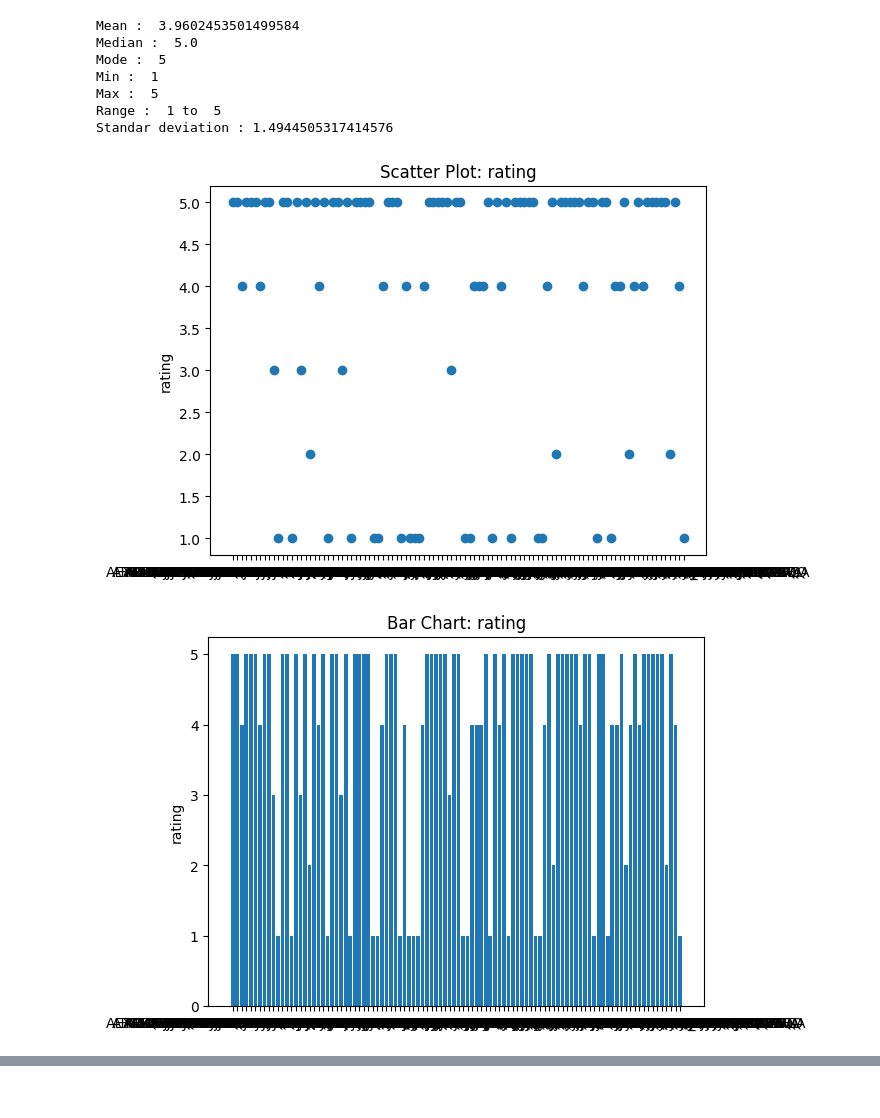
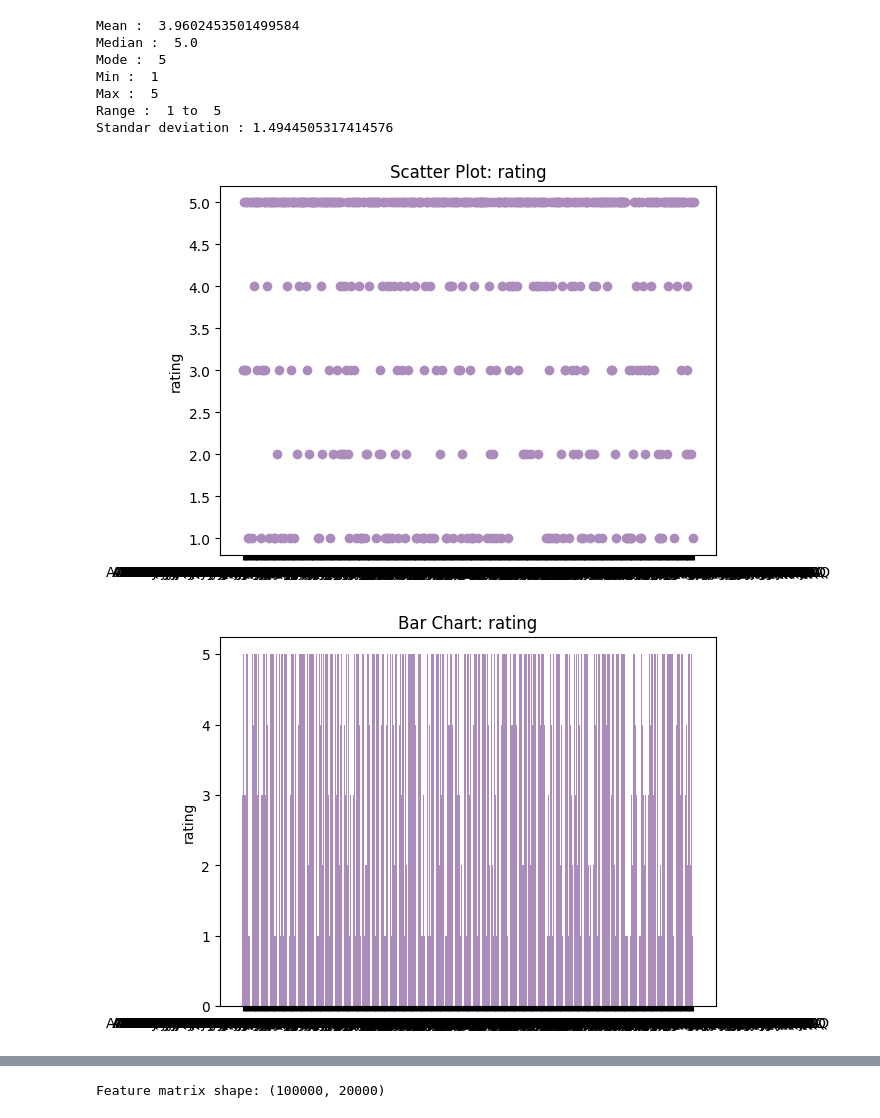
Before and after one commit to its-lightning/review-sentiment-analysis, a Jupyter notebook: main.ipynb, the cells around one changed output, grey strips where cells are left out. Cells and saved outputs as stored; diff of their text form; code cells hidden in the pictures.

Commit message:
youtube video review

```diff
--- a/main.ipynb
+++ b/main.ipynb
@@ -36,39 +36,42 @@ Max :  5
 Range :  1 to  5
 Standar deviation : 1.4944505317414576
 # %%
-df_sample = df.sample(100)
+df_sample = df.sample(500)
 # %%
 import matplotlib.pyplot as plt
+import pandas as pd
 
-plt.scatter(df_sample["user_id"], df_sample["rating"])
+custom_color = (172/255, 139/255, 189/255)
+
+plt.scatter(df_sample["user_id"], df_sample["rating"], color=custom_color)
 plt.title("Scatter Plot: rating")
 plt.ylabel("rating")
 plt.show()
 
-plt.bar(df_sample["user_id"], df_sample["rating"])
+plt.bar(df_sample["user_id"], df_sample["rating"], color=custom_color)
 plt.title("Bar Chart: rating")
 plt.ylabel("rating")
 plt.show()
 
-plt.hist(df_sample["rating"], bins=5, edgecolor="black")
-plt.title("Pie Chart: rating contribution")
+plt.hist(df_sample["rating"], bins=5, edgecolor="black", color=custom_color)
+plt.title("Histogram: rating distribution")
 plt.show()
 
-plt.boxplot(df_sample["rating"])
+plt.boxplot(df_sample["rating"], patch_artist=True,boxprops=dict(facecolor=custom_color, color=custom_color))
 plt.title("Boxplot: rating")
 plt.ylabel("rating")
 plt.show()
 
 df_sample["datetime"] = pd.to_datetime(df_sample["timestamp"], unit="ms")
 df_sample["month"] = df_sample["datetime"].dt.to_period("M")
 
 reviews_per_month = df_sample.groupby("month").size()
-reviews_per_month.plot(kind="line", marker="o")
+reviews_per_month.plot(kind="line", marker="o", color=custom_color)
 plt.title("Number of Reviews Over Time")
 plt.xlabel("Month")
 plt.ylabel("Number of Reviews")
 plt.grid(True)
 plt.show()
 # %% [output]
-[figure, old version]
+[figure, new version]
-[figure, old version]
+[figure, new version]
@@ -77,0 +81,13 @@ plt.show()
+# %%
+from sklearn.feature_extraction.text import TfidfVectorizer
+
+df=df.sample(100000)
+
+df['title'] = df['title'].astype(str).str.lower().str.strip()
+
+tfidf = TfidfVectorizer(ngram_range=(1,2), max_features=20000)
+X = tfidf.fit_transform(df['title'])
+
+print("Feature matrix shape:", X.shape)
+# %% [output]
+Feature matrix shape: (100000, 20000)
```
Also changed, not shown: parts of 5 cells of this notebook.
